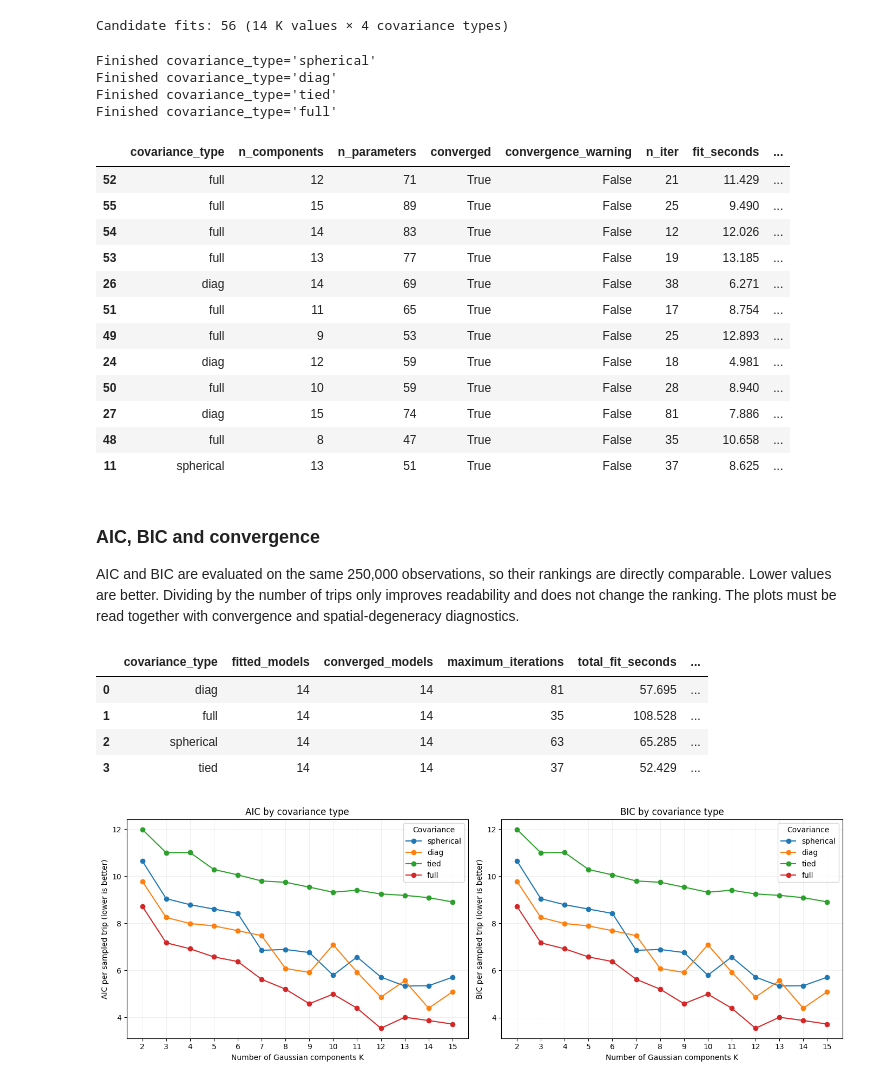
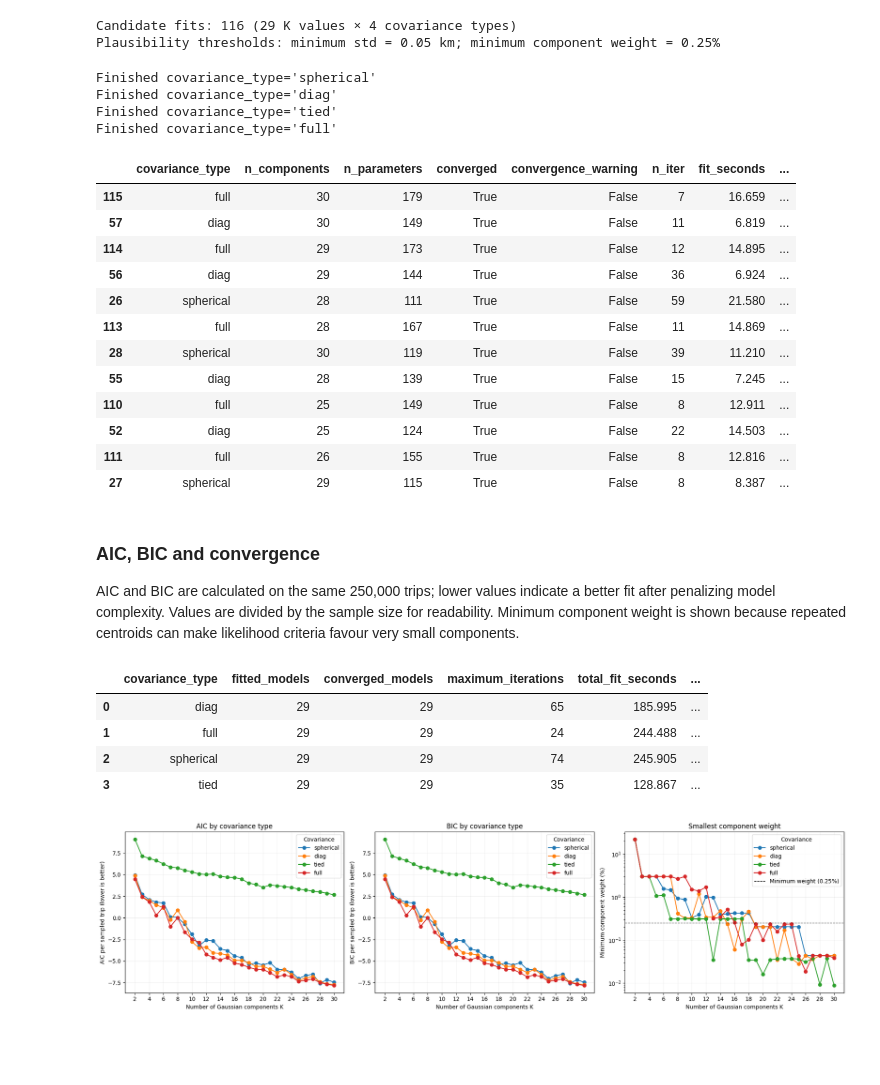
Before and after one commit to angfe/Group-3-AAA, a Jupyter notebook: notebooks/02_02_descriptive_analytics_gmm.ipynb, the cells around one changed output. Cells and saved outputs as stored; diff of their text form; code cells hidden in the pictures; blank space fills up the shorter version.

```diff
--- a/notebooks/02_02_descriptive_analytics_gmm.ipynb
+++ b/notebooks/02_02_descriptive_analytics_gmm.ipynb
@@ -95,7 +185,7 @@ sample_query = f"""
     USING SAMPLE {SAMPLE_SIZE} ROWS (reservoir, {RANDOM_SEED})
 """
 
-pickup_sample = con.execute(sample_query, [taxi_file]).df()
+pickup_sample = con.execute(sample_query, [gmm_taxi_file]).df()
 
 assert len(pickup_sample) == SAMPLE_SIZE
 assert pickup_sample[["pickup_latitude", "pickup_longitude"]].notna().all().all()
@@ -374,20 +539,26 @@ from sklearn.exceptions import ConvergenceWarning
 from sklearn.mixture import GaussianMixture
 from shapely.geometry import Point
 
-COMPONENT_RANGE = range(2, 16)
+COMPONENT_RANGE = range(2, 31)
 COVARIANCE_TYPES = ("spherical", "diag", "tied", "full")
 GMM_N_INIT = 5
 GMM_MAX_ITER = 300
 GMM_TOL = 1e-3
 GMM_REG_COVAR = 1e-4  # km²; sqrt = 0.01 km = 10 m
 SPATIAL_MIN_STD_KM = 0.05  # 50 m near-collapse screen for published centroids
+MIN_COMPONENT_WEIGHT = 0.0025  # 0.25%; at least 625 of 250,000 sampled trips
 
 print(
     f"Candidate fits: {len(COMPONENT_RANGE) * len(COVARIANCE_TYPES)} "
     f"({len(COMPONENT_RANGE)} K values × {len(COVARIANCE_TYPES)} covariance types)"
 )
+print(
+    f"Plausibility thresholds: minimum std = {SPATIAL_MIN_STD_KM:.2f} km; "
+    f"minimum component weight = {MIN_COMPONENT_WEIGHT:.2%}"
+)
 # %% [output]
-Candidate fits: 56 (14 K values × 4 covariance types)
+Candidate fits: 116 (29 K values × 4 covariance types)
+Plausibility thresholds: minimum std = 0.05 km; minimum component weight = 0.25%
 # %%
 def covariance_matrices(model):
     """Return one 2x2 covariance matrix per GMM component."""
@@ -419,7 +590,6 @@ def gmm_parameter_count(k, covariance_type, dimensions=2):
     return weights + means + covariance
 
 
-community_union = community_areas.geometry.union_all()
 candidate_models = {}
 candidate_records = []
 
@@ -446,11 +616,6 @@ for covariance_type in COVARIANCE_TYPES:
         eigenvalues = np.linalg.eigvalsh(covariance_array)
         component_min_std_km = np.sqrt(eigenvalues.min(axis=1))
         component_max_std_km = np.sqrt(eigenvalues.max(axis=1))
-        means_inside = [
-            community_union.covers(Point(mean_x * 1_000, mean_y * 1_000))
-            for mean_x, mean_y in model.means_
-        ]
-
         key = (covariance_type, k)
         candidate_models[key] = model
         candidate_records.append({
@@ -475,7 +640,6 @@ for covariance_type in COVARIANCE_TYPES:
             "components_below_50m_std": int(
                 np.sum(component_min_std_km < SPATIAL_MIN_STD_KM)
             ),
-            "component_means_outside_chicago": int(k - sum(means_inside)),
         })
     print(f"Finished covariance_type={covariance_type!r}")
 
@@ -491,22 +655,22 @@ Finished covariance_type='diag'
 Finished covariance_type='tied'
 Finished covariance_type='full'
 |  | covariance_type | n_components | n_parameters | converged | convergence_warning | n_iter | fit_seconds | ... |
-| 52 | full | 12 | 71 | True | False | 21 | 11.429 | ... |
-| 55 | full | 15 | 89 | True | False | 25 | 9.490 | ... |
-| 54 | full | 14 | 83 | True | False | 12 | 12.026 | ... |
-| 53 | full | 13 | 77 | True | False | 19 | 13.185 | ... |
-| 26 | diag | 14 | 69 | True | False | 38 | 6.271 | ... |
-| 51 | full | 11 | 65 | True | False | 17 | 8.754 | ... |
-| 49 | full | 9 | 53 | True | False | 25 | 12.893 | ... |
-| 24 | diag | 12 | 59 | True | False | 18 | 4.981 | ... |
-| 50 | full | 10 | 59 | True | False | 28 | 8.940 | ... |
-| 27 | diag | 15 | 74 | True | False | 81 | 7.886 | ... |
-| 48 | full | 8 | 47 | True | False | 35 | 10.658 | ... |
-| 11 | spherical | 13 | 51 | True | False | 37 | 8.625 | ... |
+| 115 | full | 30 | 179 | True | False | 7 | 16.659 | ... |
+| 57 | diag | 30 | 149 | True | False | 11 | 6.819 | ... |
+| 114 | full | 29 | 173 | True | False | 12 | 14.895 | ... |
+| 56 | diag | 29 | 144 | True | False | 36 | 6.924 | ... |
+| 26 | spherical | 28 | 111 | True | False | 59 | 21.580 | ... |
+| 113 | full | 28 | 167 | True | False | 11 | 14.869 | ... |
+| 28 | spherical | 30 | 119 | True | False | 39 | 11.210 | ... |
+| 55 | diag | 28 | 139 | True | False | 15 | 7.245 | ... |
+| 110 | full | 25 | 149 | True | False | 8 | 12.911 | ... |
+| 52 | diag | 25 | 124 | True | False | 22 | 14.503 | ... |
+| 111 | full | 26 | 155 | True | False | 8 | 12.816 | ... |
+| 27 | spherical | 29 | 115 | True | False | 8 | 8.387 | ... |
 # %% [markdown]
 ### AIC, BIC and convergence
 
-AIC and BIC are evaluated on the same 250,000 observations, so their rankings are directly comparable. Lower values are better. Dividing by the number of trips only improves readability and does not change the ranking. The plots must be read together with convergence and spatial-degeneracy diagnostics.
+AIC and BIC are calculated on the same 250,000 trips; lower values indicate a better fit after penalizing model complexity. Values are divided by the sample size for readability. Minimum component weight is shown because repeated centroids can make likelihood criteria favour very small components.
 # %%
 convergence_summary = (
     candidate_results
@@ -518,42 +682,54 @@ convergence_summary = (
         total_fit_seconds=("fit_seconds", "sum"),
         models_with_floor_components=("components_at_variance_floor", lambda s: (s > 0).sum()),
         models_with_below_50m_components=("components_below_50m_std", lambda s: (s > 0).sum()),
-        models_with_outside_means=("component_means_outside_chicago", lambda s: (s > 0).sum()),
+        models_below_minimum_weight=("min_component_weight", lambda s: (s < MIN_COMPONENT_WEIGHT).sum()),
     )
 )
 convergence_summary
 # %% [output]
 |  | covariance_type | fitted_models | converged_models | maximum_iterations | total_fit_seconds | ... |
-| 0 | diag | 14 | 14 | 81 | 57.695 | ... |
-| 1 | full | 14 | 14 | 35 | 108.528 | ... |
-| 2 | spherical | 14 | 14 | 63 | 65.285 | ... |
-| 3 | tied | 14 | 14 | 37 | 52.429 | ... |
+| 0 | diag | 29 | 29 | 65 | 185.995 | ... |
+| 1 | full | 29 | 29 | 24 | 244.488 | ... |
+| 2 | spherical | 29 | 29 | 74 | 245.905 | ... |
+| 3 | tied | 29 | 29 | 35 | 128.867 | ... |
 # %%
-fig, axes = plt.subplots(1, 2, figsize=(14, 5), sharex=True)
+fig, axes = plt.subplots(1, 3, figsize=(19, 5), sharex=True)
 for covariance_type in COVARIANCE_TYPES:
     subset = candidate_results[candidate_results["covariance_type"] == covariance_type]
     axes[0].plot(
         subset["n_components"], subset["aic_per_trip"],
         marker="o", label=covariance_type,
     )
     axes[1].plot(
         subset["n_components"], subset["bic_per_trip"],
         marker="o", label=covariance_type,
     )
+    axes[2].plot(
+        subset["n_components"], 100 * subset["min_component_weight"],
+        marker="o", label=covariance_type,
+    )
 
 axes[0].set_title("AIC by covariance type")
 axes[0].set_ylabel("AIC per sampled trip (lower is better)")
 axes[1].set_title("BIC by covariance type")
 axes[1].set_ylabel("BIC per sampled trip (lower is better)")
+axes[2].axhline(
+    100 * MIN_COMPONENT_WEIGHT,
+    color="black", linestyle="--", linewidth=1,
+    label=f"Minimum weight ({MIN_COMPONENT_WEIGHT:.2%})",
+)
+axes[2].set_title("Smallest component weight")
+axes[2].set_ylabel("Minimum component weight (%)")
+axes[2].set_yscale("log")
 for ax in axes:
     ax.set_xlabel("Number of Gaussian components K")
-    ax.set_xticks(list(COMPONENT_RANGE))
+    ax.set_xticks(range(2, max(COMPONENT_RANGE) + 1, 2))
     ax.grid(True, linewidth=0.4, alpha=0.35)
     ax.legend(title="Covariance")
 plt.tight_layout()
 plt.show()
 # %% [output]
-[figure, old version]
+[figure, new version]
 # %%
 selection_columns = [
     "covariance_type", "n_components", "n_parameters",
```
Also changed, not shown: parts of 35 cells of this notebook, 17 other files.
